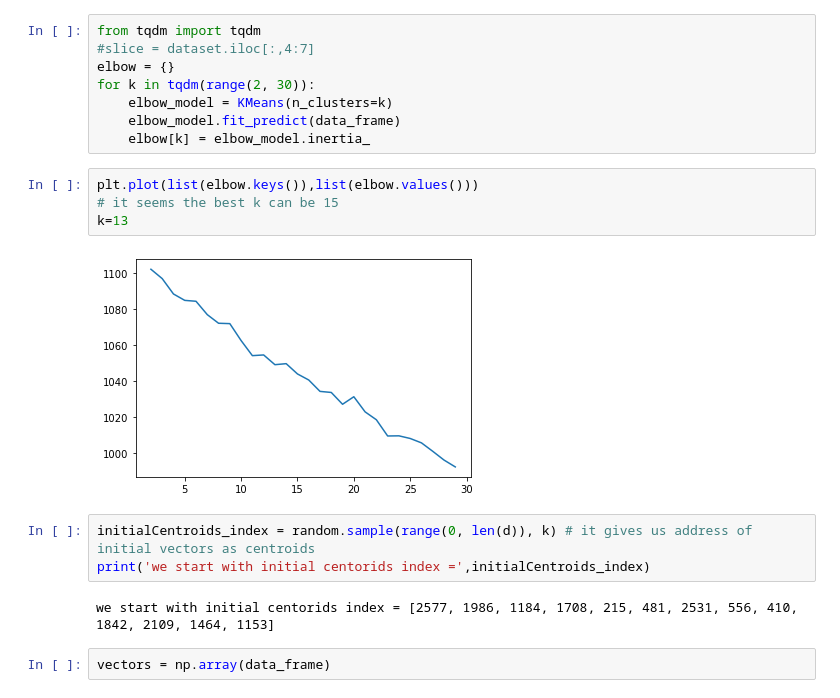
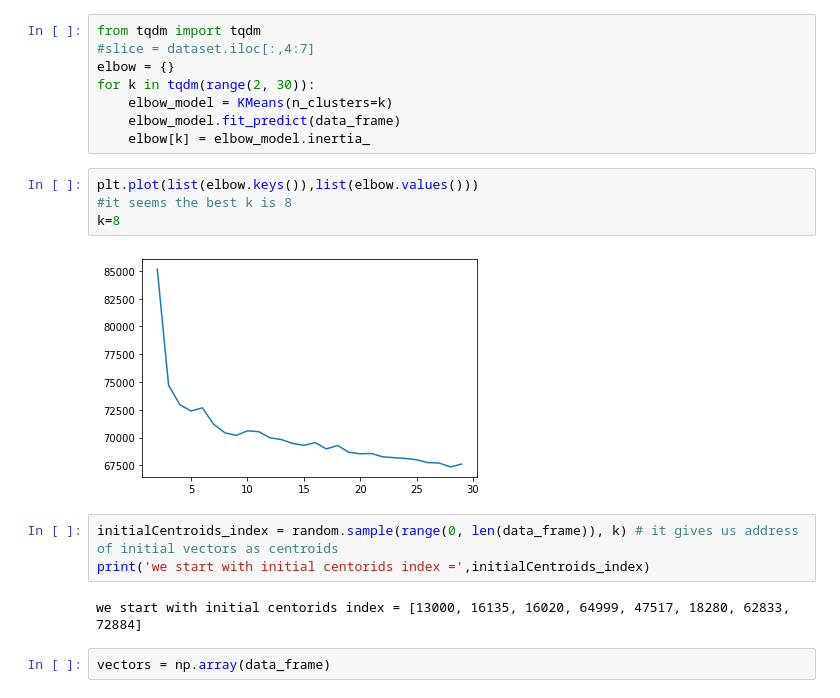
Before and after one commit to FraCasa/ADM_Homework4, a Jupyter notebook: Homework4.ipynb, the cells around one changed output. Cells and saved outputs as stored; diff of their text form.

```diff
--- a/Homework4.ipynb
+++ b/Homework4.ipynb
@@ -369,15 +369,15 @@ for k in tqdm(range(2, 30)):
     elbow[k] = elbow_model.inertia_
 # %%
 plt.plot(list(elbow.keys()),list(elbow.values()))
-# it seems the best k can be 15
-k=13
+#it seems the best k is 8
+k=8
 # %% [output]
-[figure, old version]
+[figure, new version]
 # %%
-initialCentroids_index = random.sample(range(0, len(d)), k) # it gives us address of initial vectors as centroids
+initialCentroids_index = random.sample(range(0, len(data_frame)), k) # it gives us address of initial vectors as centroids
 print('we start with initial centorids index =',initialCentroids_index)
 # %% [output]
-we start with initial centorids index = [2577, 1986, 1184, 1708, 215, 481, 2531, 556, 410, 1842, 2109, 1464, 1153]
+we start with initial centorids index = [13000, 16135, 16020, 64999, 47517, 18280, 62833, 72884]
 # %%
 vectors = np.array(data_frame)
 # %%
```
Also changed, not shown: parts of 1 cell of this notebook.
